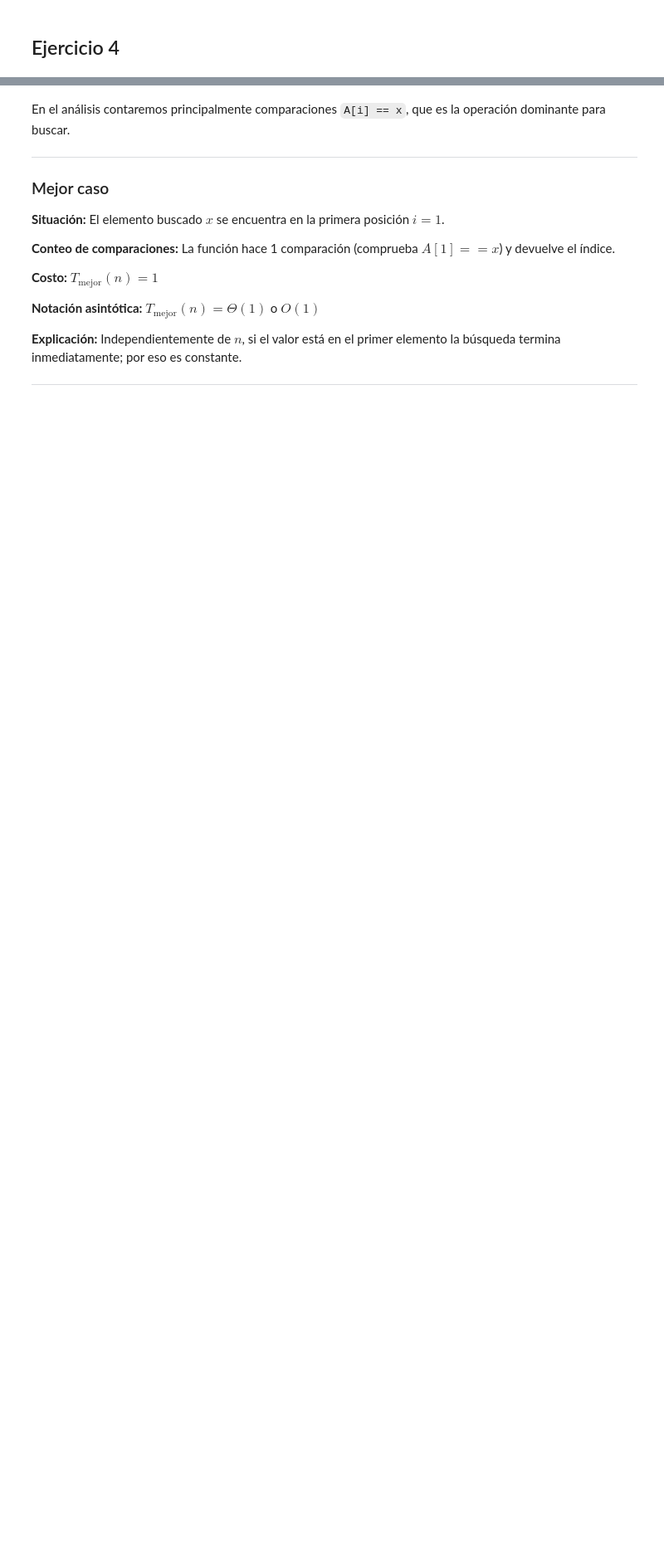
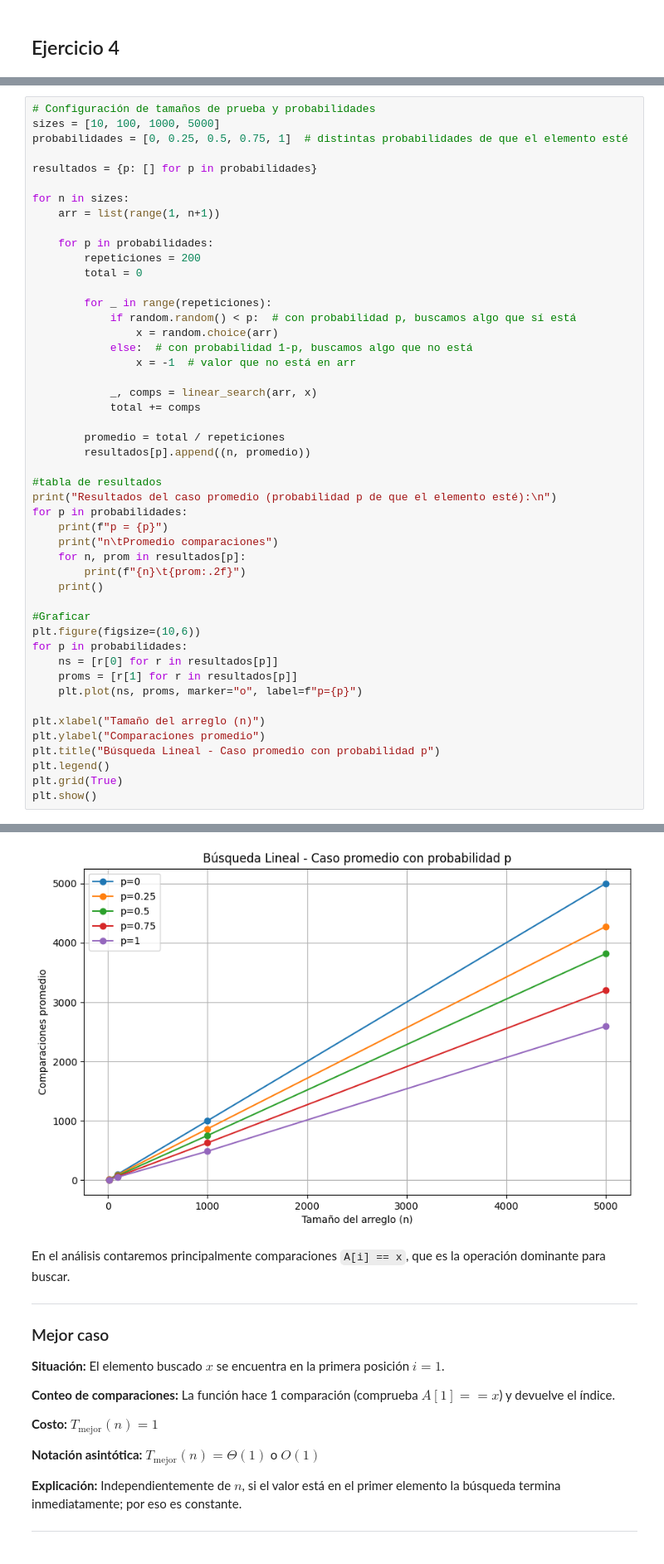
Before and after one commit to SebastianUVG/Teoria_compu_Lab8, a Jupyter notebook: Lab8.ipynb, the cells around one changed output, grey strips where cells are left out. Shown at 83% size. Drawn from its saved outputs; the diff is of its cells as text; blank space fills up the shorter version.

```diff
--- a/Lab8.ipynb
+++ b/Lab8.ipynb
@@ -241,0 +308,49 @@ n=100000: 23.389631s
+# %%
+# Configuración de tamaños de prueba y probabilidades
+sizes = [10, 100, 1000, 5000]
+probabilidades = [0, 0.25, 0.5, 0.75, 1]  # distintas probabilidades de que el elemento esté
+
+resultados = {p: [] for p in probabilidades}
+
+for n in sizes:
+    arr = list(range(1, n+1))
+
+    for p in probabilidades:
+        repeticiones = 200
+        total = 0
+
+        for _ in range(repeticiones):
+            if random.random() < p:  # con probabilidad p, buscamos algo que sí está
+                x = random.choice(arr)
+            else:  # con probabilidad 1-p, buscamos algo que no está
+                x = -1  # valor que no está en arr
+
+            _, comps = linear_search(arr, x)
+            total += comps
+
+        promedio = total / repeticiones
+        resultados[p].append((n, promedio))
+
+#tabla de resultados
+print("Resultados del caso promedio (probabilidad p de que el elemento esté):\n")
+for p in probabilidades:
+    print(f"p = {p}")
+    print("n\tPromedio comparaciones")
+    for n, prom in resultados[p]:
+        print(f"{n}\t{prom:.2f}")
+    print()
+
+#Graficar
+plt.figure(figsize=(10,6))
+for p in probabilidades:
+    ns = [r[0] for r in resultados[p]]
+    proms = [r[1] for r in resultados[p]]
+    plt.plot(ns, proms, marker="o", label=f"p={p}")
+
+plt.xlabel("Tamaño del arreglo (n)")
+plt.ylabel("Comparaciones promedio")
+plt.title("Búsqueda Lineal - Caso promedio con probabilidad p")
+plt.legend()
+plt.grid(True)
+plt.show()
+# %% [output]
@@ -242,3 +374,4 @@ n=100000: 23.389631s
+[figure, added]
 # %% [markdown]
 
 En el análisis contaremos principalmente comparaciones `A[i] == x`, que es la operación dominante para buscar.
```
Also changed, not shown: parts of 5 cells of this notebook.
